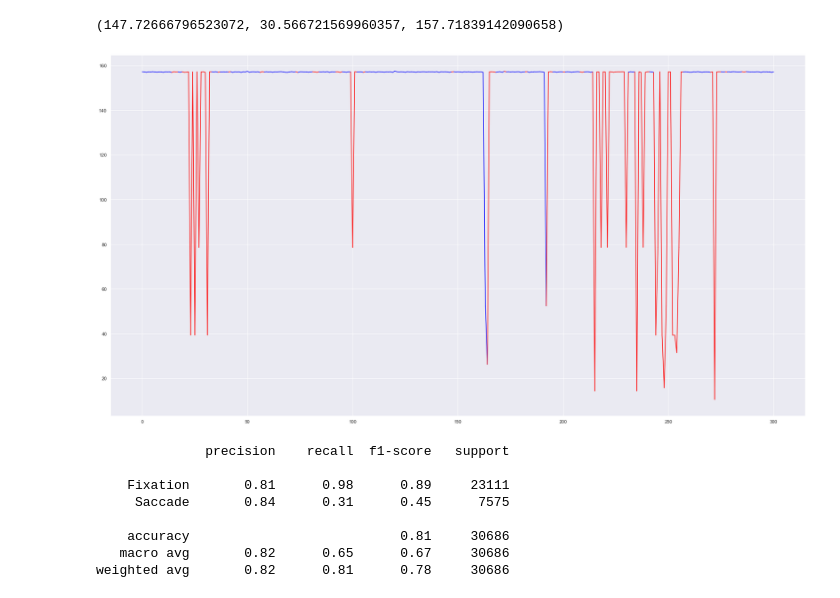
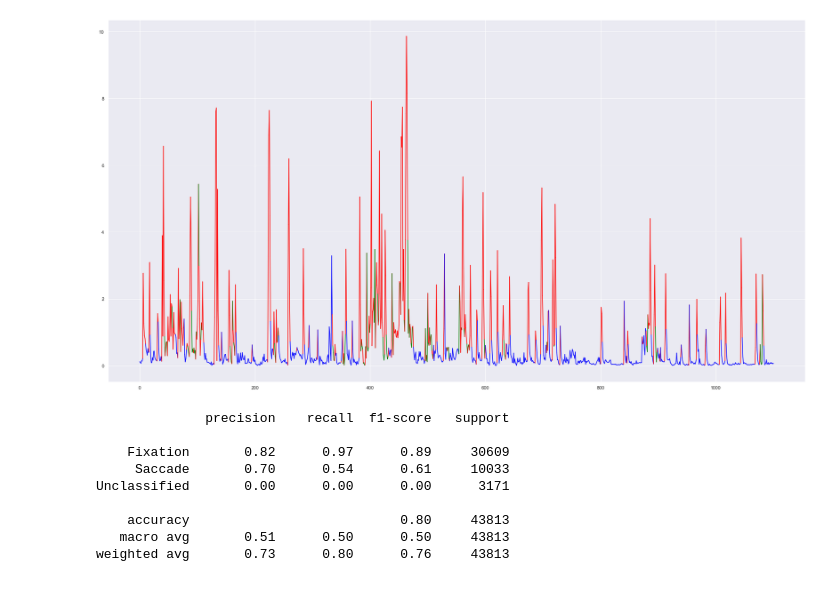
Before and after one commit to Tuur123/StageHITlab, a Jupyter notebook: FixationFinder/research.ipynb, the cells around one changed output. Drawn from its saved outputs; the diff is of its cells as text; code cells hidden in the pictures.

Commit message:
fixation streaming

```diff
--- a/FixationFinder/research.ipynb
+++ b/FixationFinder/research.ipynb
@@ -84,15 +70,15 @@ sns.scatterplot(x=data['SPEED_DIFF_X'], y=data['SPEED_DIFF_Y'], hue=data['Eye mo
 # %%
-data['PUPIL_Z_AVG'] = (data['Pupil position left Z'] + data['Pupil position right Z']) / 2
-data['PUPIL_X_AVG'] = (data['Pupil position left X'] + data['Pupil position right X']) / 2
-data['PUPIL_Y_AVG'] = (data['Pupil position left Y'] + data['Pupil position right Y']) / 2
+data['GAZE_DIR_AVG_X'] = (data['Gaze direction right X'] + data['Gaze direction left X']) / 2
+data['GAZE_DIR_AVG_Y'] = (data['Gaze direction right Y'] + data['Gaze direction left Y']) / 2
+data['GAZE_DIR_AVG_Z'] = (data['Gaze direction right Z'] + data['Gaze direction left Z']) / 2
 
-data['VECTOR1_X'] = + data['PUPIL_X_AVG'] - data['Pupil position left X']
-data['VECTOR1_Y'] = + data['PUPIL_Y_AVG'] - data['Pupil position left Y']
-data['VECTOR1_Z'] = + data['PUPIL_Z_AVG'] - data['Pupil position left Z']
+data['VECTOR1_X'] = data['GAZE_DIR_AVG_X']
+data['VECTOR1_Y'] = data['GAZE_DIR_AVG_Y']
+data['VECTOR1_Z'] = data['GAZE_DIR_AVG_Z']
 
-data['VECTOR2_X'] = + data['PUPIL_X_AVG'] - data['Pupil position right X']
-data['VECTOR2_Y'] = + data['PUPIL_Y_AVG'] - data['Pupil position right Y']
-data['VECTOR2_Z'] = + data['PUPIL_Z_AVG'] - data['Pupil position right Z']
+data['VECTOR2_X'] = data['GAZE_DIR_AVG_X'].shift(1)
+data['VECTOR2_Y'] = data['GAZE_DIR_AVG_Y'].shift(1)
+data['VECTOR2_Z'] = data['GAZE_DIR_AVG_Z'].shift(1)
 
 # arccos[(xa * xb + ya * yb + za * zb) / (√(xa2 + ya2 + za2) * √(xb2 + yb2 + zb2))]
 
@@ -105,35 +91,34 @@ dy = np.diff(data['Computer timestamp'])
 data.drop(0, inplace=True)
 data.reset_index(inplace=True)
 data['ANGLE_VEL'] = data['ANGLE'] / dy
-data.dropna(inplace=True, subset=['ANGLE_VEL'])
-data.reset_index(inplace=True)
 
-data['ANGLE_VEL'].mean(), data['ANGLE_VEL'].std(), data['ANGLE_VEL'].max()
+data['colors'] = data['Eye movement type']
+data['colors'] = data['colors'].replace('Fixation', 'blue')
+data['colors'] = data['colors'].replace('Saccade', 'red')
+data['colors'] = data['colors'].replace('Unclassified', 'green')
-# %% [output]
-(147.72666796523072, 30.566721569960357, 157.71839142090658)
 # %%
-plot_data = data.loc[2000:2300]
+plot_data = data.loc[3300:4400]
 plot_data.reset_index(inplace=True, drop=True)
-plot_data['colors'] = np.where(plot_data['Eye movement type'] == 'Fixation', 'blue', 'red')
 
 for idx, row in plot_data.iterrows():
     if idx + 2 > len(plot_data):
         break
     sns.lineplot([idx, idx+1], [row['ANGLE_VEL'], plot_data.loc[idx+1, 'ANGLE_VEL']], color=row['colors'])
 # %% [output]
-[figure, old version]
+[figure, new version]
 # %%
-data['PRED_TYPE'] = np.where(data['ANGLE_VEL'] > 145, 'Fixation', 'Saccade')
+data['PRED_TYPE'] = np.where(data['ANGLE_VEL'] < 0.8, 'Fixation', 'Saccade')
 print(classification_report(data['Eye movement type'], data['PRED_TYPE']))
 # %% [output]
               precision    recall  f1-score   support
 
-    Fixation       0.81      0.98      0.89     23111
-     Saccade       0.84      0.31      0.45      7575
+    Fixation       0.82      0.97      0.89     30609
+     Saccade       0.70      0.54      0.61     10033
+Unclassified       0.00      0.00      0.00      3171
 
-    accuracy                           0.81     30686
-   macro avg       0.82      0.65      0.67     30686
-weighted avg       0.82      0.81      0.78     30686
+    accuracy                           0.80     43813
+   macro avg       0.51      0.50      0.50     43813
+weighted avg       0.73      0.80      0.76     43813
 # %%
 plt.subplot(2, 1, 1)
 sns.countplot(data=data, y='PRED_TYPE')
```
Also changed, not shown: parts of 3 cells of this notebook, 13 other files.
